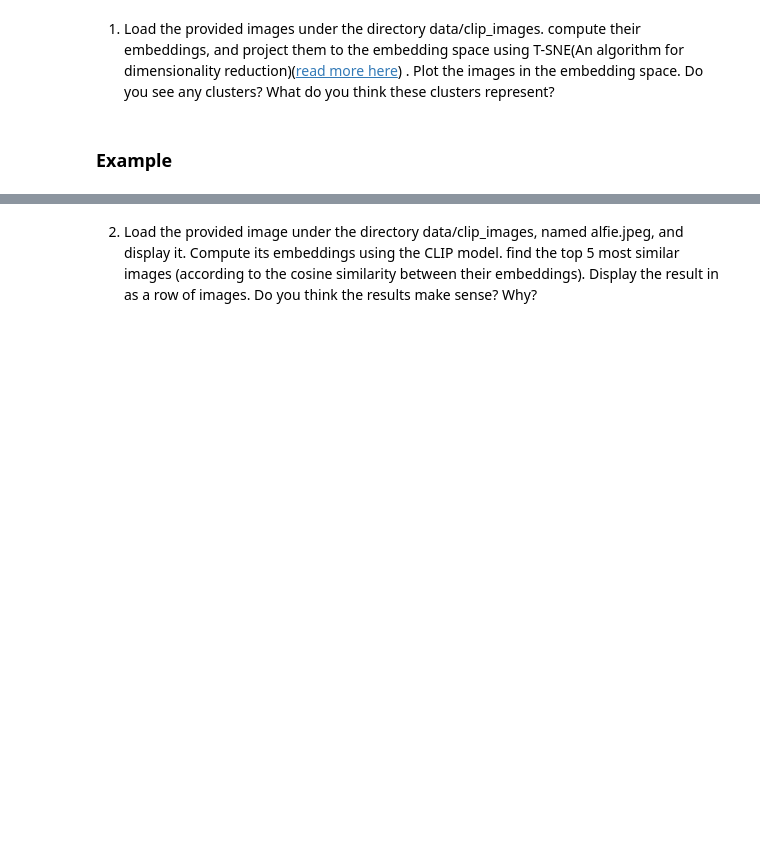
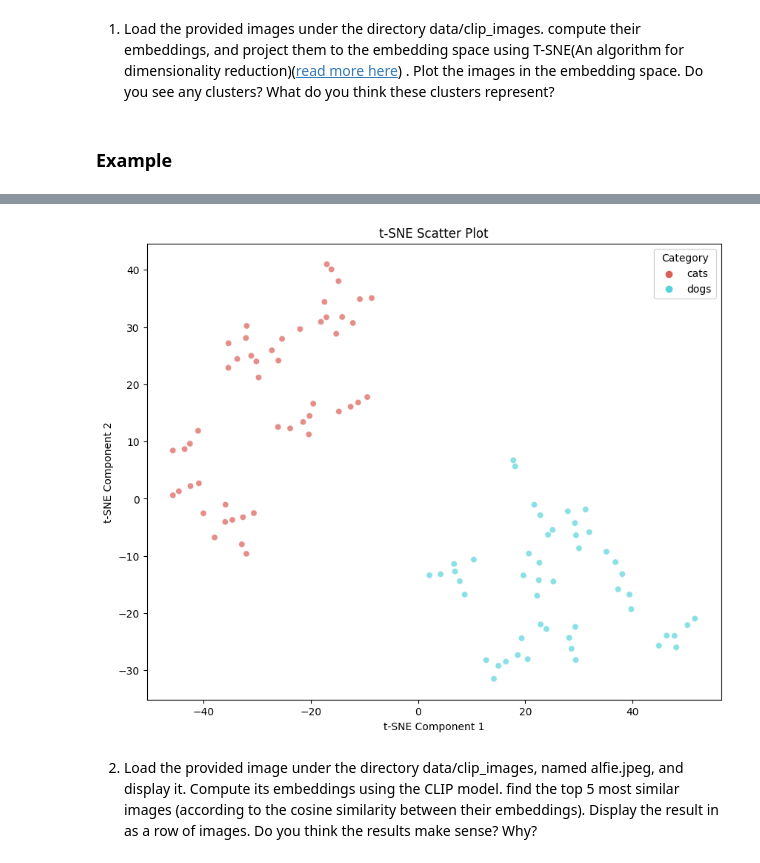
Before and after one commit to wr0om/ComputerVisionHW, a Jupyter notebook: HW1/ee046746_hw2_classification_foundation_models.ipynb, the cells around one changed output, grey strips where cells are left out. Cells and saved outputs as stored; diff of their text form; code cells hidden in the pictures; blank space fills up the shorter version.

```diff
--- a/HW1/ee046746_hw2_classification_foundation_models.ipynb
+++ b/HW1/ee046746_hw2_classification_foundation_models.ipynb
@@ -608,13 +578,15 @@ import clip
 from PIL import Image
 import glob
 import matplotlib.pyplot as plt
+from sklearn.manifold import TSNE
+
 
 def load_image(image_path):
     """ Load an image from a file path. """
     image = Image.open(image_path).convert("RGB")
     return image
 #load the model
-device = "cuda" if torch.cuda.is_available() else "cpu"
+device = "cuda:1" if torch.cuda.is_available() else "cpu"
 model, preprocess = clip.load("ViT-L/14@336px", device=device)
 # %% [markdown]
 you can find documentation for this model in the following github: https://github.com/openai/CLIP
@@ -637,3 +610,0 @@ clip_images['cats'][0]
-# %%
-image = preprocess(clip_images['cats'][0]).unsqueeze(0).to(device)
-image_features = model.encode_image(image)
@@ -652,2 +623,23 @@ OutOfMemoryError: CUDA out of memory. Tried to allocate 20.00 MiB. GPU 0 has a t
+# %%
+# Create a DataFrame
+df = pd.DataFrame(tsne_embeddding, columns=['TSNE1', 'TSNE2'])
+df['Category'] = image_categories
+
+# Plot
+plt.figure(figsize=(10, 8))
+sns.scatterplot(
+    x='TSNE1', y='TSNE2',
+    hue='Category',
+    palette=sns.color_palette("hls", 2),  # Adjust the palette to the number of categories
+    data=df,
+    legend="full",
+    alpha=0.7
+)
+plt.title('t-SNE Scatter Plot')
+plt.xlabel('t-SNE Component 1')
+plt.ylabel('t-SNE Component 2')
+plt.show()
+# %% [output]
+[figure, added]
 # %% [markdown]
 2. Load the provided image under the directory data/clip_images, named alfie.jpeg, and display it. Compute its embeddings using the CLIP model. find the top 5 most similar images (according to the cosine similarity between their embeddings). Display the result in as a row of images. Do you think the results make sense? Why?
```
Also changed, not shown: parts of 12 cells of this notebook.
